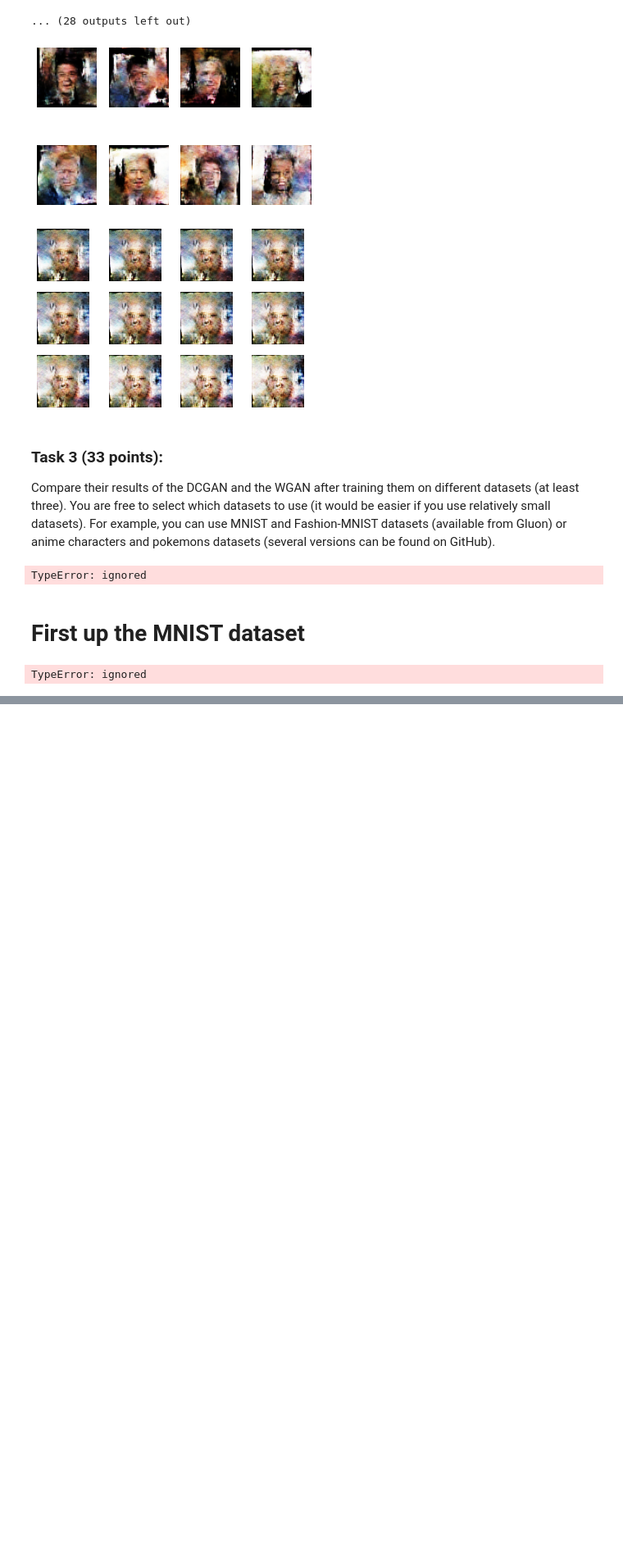
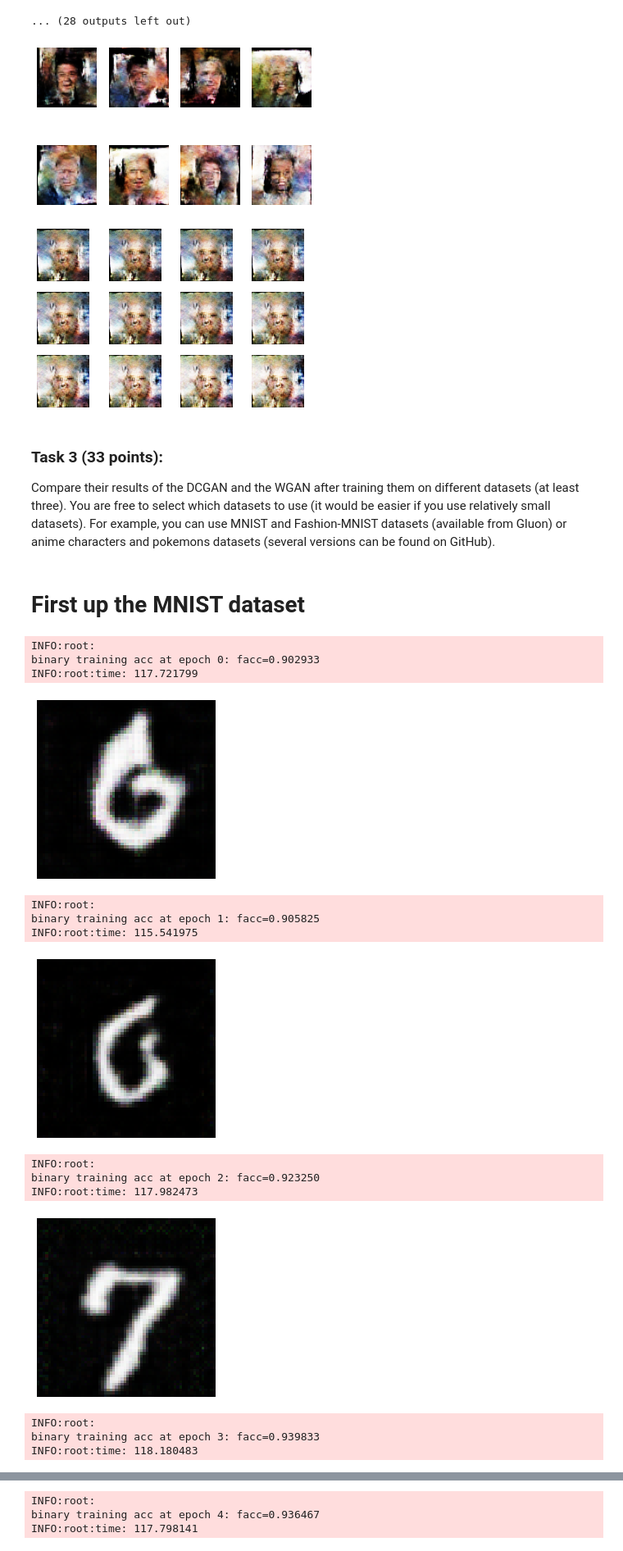
Before and after one commit to thijsgelton/P10-G7_GANs, a Jupyter notebook: P10_G7_GANs.ipynb, the cells around one changed output, grey strips where cells are left out. Shown at 82% size. Saved outputs shown, nothing was run; the diff lists cells and outputs as text; code cells hidden in the pictures; blank space fills up the shorter version.

```diff
--- a/P10_G7_GANs.ipynb
+++ b/P10_G7_GANs.ipynb
@@ -179,23 +150,23 @@ plt.show()
 # %%
 class Discriminator(nn.Sequential):
 
-    def __init__(self, ngf = 64, *args, **kwargs):
+    def __init__(self, ndf = 64, *args, **kwargs):
         super(Discriminator, self).__init__(*args, **kwargs)
-        self.ngf = ngf
+        self.ndf = ndf
         with self.name_scope():
             # input is (nc) x 64 x 64
-            self.add(nn.Conv2D(ndf, 4, 2, 1, use_bias=False))
-            netD.add(nn.LeakyReLU(0.2))
+            self.add(nn.Conv2D(self.ndf, 4, 2, 1, use_bias=False))
+            self.add(nn.LeakyReLU(0.2))
             # state size. (ndf) x 32 x 32
-            self.add(nn.Conv2D(ndf * 2, 4, 2, 1, use_bias=False))
+            self.add(nn.Conv2D(self.ndf * 2, 4, 2, 1, use_bias=False))
             self.add(nn.BatchNorm())
             self.add(nn.LeakyReLU(0.2))
             # state size. (ndf) x 16 x 16
-            self.add(nn.Conv2D(ndf * 4, 4, 2, 1, use_bias=False))
+            self.add(nn.Conv2D(self.ndf * 4, 4, 2, 1, use_bias=False))
             self.add(nn.BatchNorm())
             self.add(nn.LeakyReLU(0.2))
             # state size. (ndf) x 8 x 8
-            self.add(nn.Conv2D(ndf * 8, 4, 2, 1, use_bias=False))
+            self.add(nn.Conv2D(self.ndf * 8, 4, 2, 1, use_bias=False))
             self.add(nn.BatchNorm())
             self.add(nn.LeakyReLU(0.2))
             # state size. (ndf) x 4 x 4
@@ -264,7 +235,7 @@ def train_dcgan(dataset, net_g, net_d, trainer_g, trainer_d, metric, n_epochs, b
         tic = time.time()
         btic = time.time()
         iter = 0
-        for data, _ in dataset:
+        for data in dataset:
             ############################
             # (1) Update D network: maximize log(D(x)) + log(1 - D(G(z)))
             ###########################
@@ -549,34 +522,45 @@ from mxnet.gluon.data.vision import datasets
 from sklearn.model_selection import train_test_split
 batch_size = 32
 
-mnist = datasets.MNIST(train=True, transform=transform_fn)
-mnist[1]
+mnist = datasets.MNIST(train=True, transform=transform)
 mnist_train_data = mx.gluon.data.DataLoader(mnist, batch_size, shuffle=True)
 
-mnist_fashion = datasets.FashionMNIST(train=True, transform=transform_fn)
+mnist_fashion = datasets.FashionMNIST(train=True, transform=transform)
 mnist_fashion_train_data = mx.gluon.data.DataLoader(mnist_fashion, batch_size, shuffle=True)
 
-pokemon_data = mx.gluon.data.DataLoader(datasets.ImageFolderDataset(root="/content/drive/MyDrive/pokemon/", transform=transform_fn), batch_size, shuffle=True)
+pokemon_data = mx.gluon.data.DataLoader(datasets.ImageFolderDataset(root="D:\Google Drive\pokemon", transform=transform), batch_size, shuffle=True)
-# %% [output]
-TypeError: ignored
 # %% [markdown]
 # First up the MNIST dataset
 # %%
 # loss
 loss = gluon.loss.SigmoidBinaryCrossEntropyLoss()
 
 # initialize the generator and the discriminator
 netG = Generator()
 netG.initialize(mx.init.Normal(0.02), ctx=ctx)
 netD = Discriminator()
 netD.initialize(mx.init.Normal(0.02), ctx=ctx)
 
 # trainer for the generator and the discriminator
 trainerG = gluon.Trainer(netG.collect_params(), 'adam', {'learning_rate': lr, 'beta1': beta1})
 trainerD = gluon.Trainer(netD.collect_params(), 'adam', {'learning_rate': lr, 'beta1': beta1})
 
 metric = mx.metric.CustomMetric(facc)
 
-train_dcgan(dataset=mnist_train_data, net_g=netG, net_d=netD, trainer_g=trainerG, trainer_d=trainerD, metric=metric, n_epochs=20, batch_size=batch_size, latent_z_size=latent_z_size)
+train_dcgan(dataset=mnist_train_data, net_g=netG, net_d=netD, trainer_g=trainerG, trainer_d=trainerD, metric=metric, n_epochs=5, batch_size=batch_size, latent_z_size=latent_z_size)
 # %% [output]
-TypeError: ignored
+INFO:root:
+binary training acc at epoch 0: facc=0.902933
+INFO:root:time: 117.721799
+[figure, added]
+INFO:root:
+binary training acc at epoch 1: facc=0.905825
+INFO:root:time: 115.541975
+[figure, added]
+INFO:root:
+binary training acc at epoch 2: facc=0.923250
+INFO:root:time: 117.982473
+[figure, added]
+INFO:root:
+binary training acc at epoch 3: facc=0.939833
+INFO:root:time: 118.180483
@@ -582,0 +568,3 @@ TypeError: ignored
+INFO:root:
+binary training acc at epoch 4: facc=0.936467
+INFO:root:time: 117.798141
```
Also changed, not shown: parts of 17 cells of this notebook.
